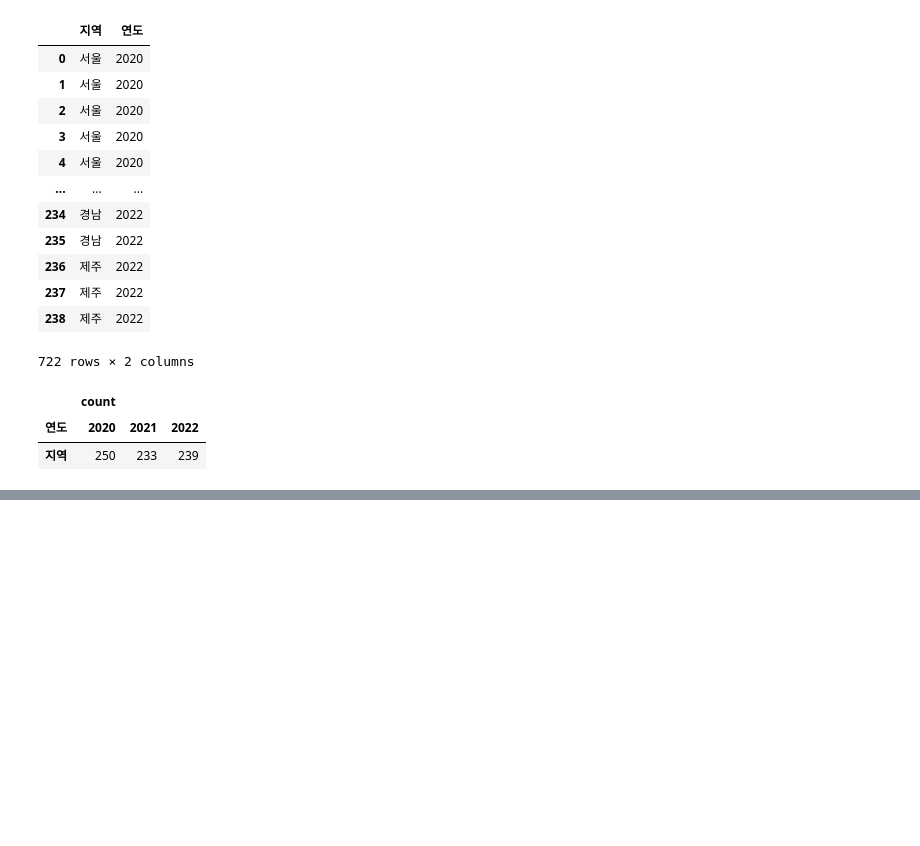
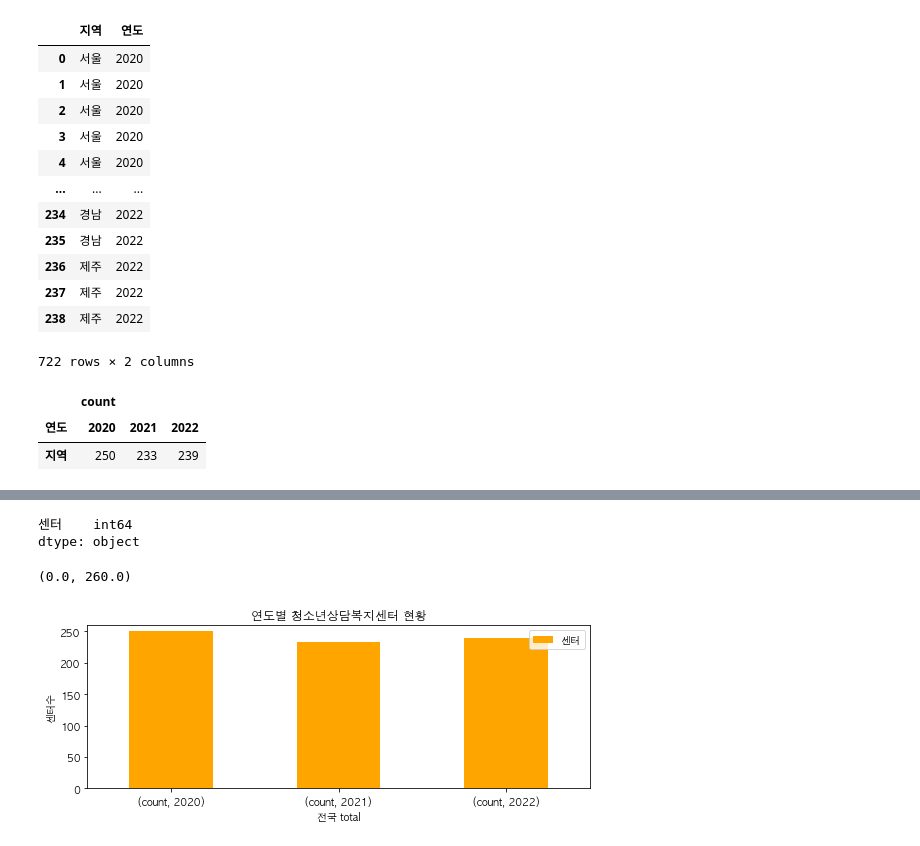
Before and after one commit to kyunakim/crawling-project, a Jupyter notebook: center.ipynb, the cells around one changed output, grey strips where cells are left out. Cells and saved outputs as stored; diff of their text form; code cells hidden in the pictures; blank space fills up the shorter version.

```diff
--- a/center.ipynb
+++ b/center.ipynb
@@ -425,0 +375,3 @@ plt.xticks(rotation=0)
+# %%
+total2=total.T
+total2
@@ -425,0 +384,3 @@ plt.xticks(rotation=0)
+# %%
+total2 = total2.rename(columns={'지역':'센터'})
+total2
@@ -425,0 +393,16 @@ plt.xticks(rotation=0)
+# %%
+total2 = total2.apply(pd.to_numeric)
+total2.dtypes
+# %% [output]
+센터    int64
+dtype: object
+# %%
+total2.plot(kind='bar', color=['orange'], figsize=(9,3),width=0.5)
+plt.title('연도별 청소년상담복지센터 현황')
+plt.xlabel('전국 total')
+plt.ylabel('센터수')
+plt.xticks(rotation=0)
+plt.ylim([0,260])
+# %% [output]
+(0.0, 260.0)
+[figure, added]
```
Also changed, not shown: parts of 7 cells of this notebook, 2 other files.
